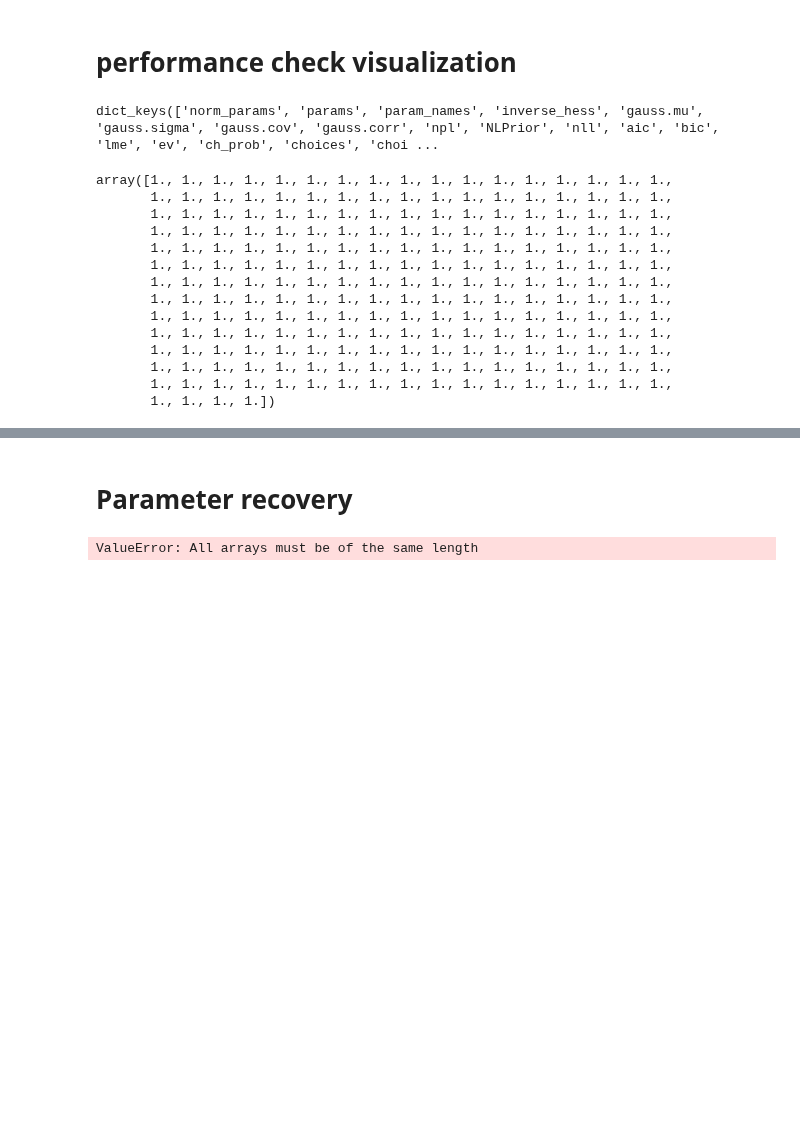
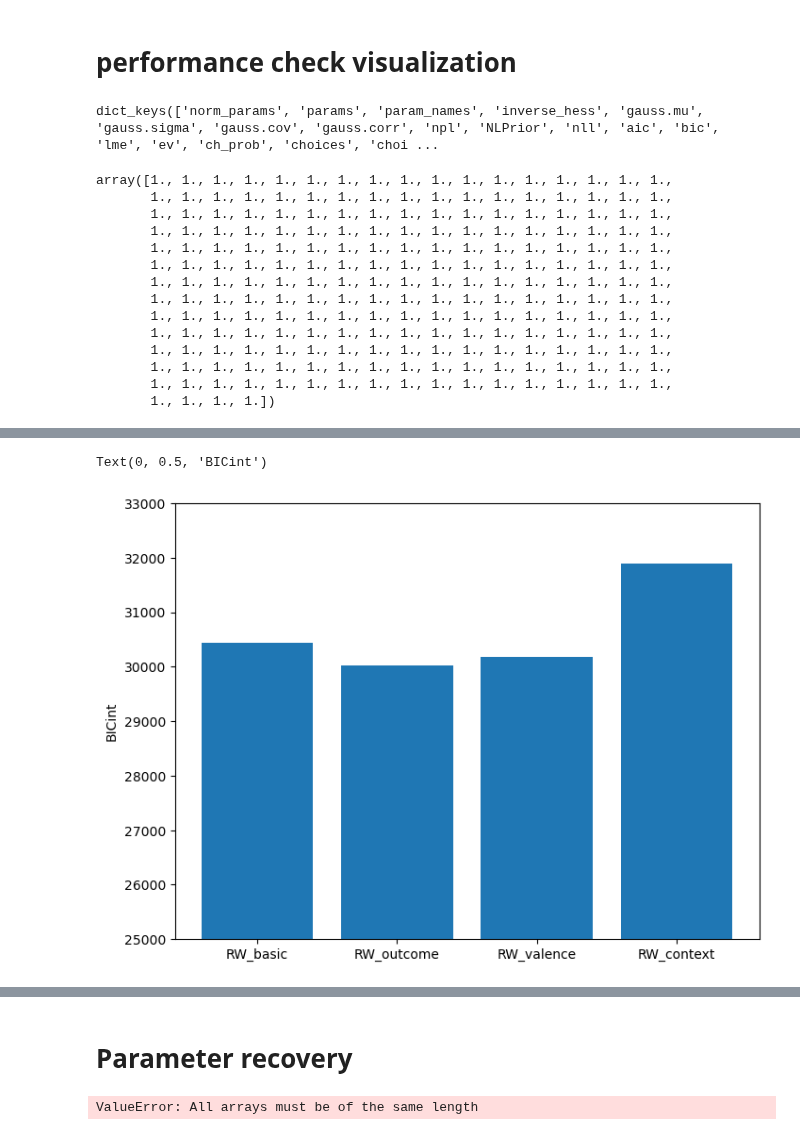
Before and after one commit to shawnrhoads/pyEM, a Jupyter notebook: examples/RW.ipynb, the cells around one changed output, grey strips where cells are left out. Cells and saved outputs as stored; diff of their text form; code cells hidden in the pictures; blank space fills up the shorter version.

```diff
--- a/examples/RW.ipynb
+++ b/examples/RW.ipynb
@@ -354,7 +415,7 @@ for subj_idx in range(nsubjects):
 
 # Save output
 if save_fit:
-    with open(f'EMfit_{modelID}_{group}.pkl', 'wb') as f:
+    with open(f'EMfit_{modelID}.pkl', 'wb') as f:
         pickle.dump(modout, f)
 # %%
 modout[modelID]['fit'].keys()
@@ -628,0 +713,12 @@ plt.show()
+# %%
+with open('./RW_all/EMfit_RW_basic.pkl', 'rb') as f:
+    basic = pickle.load(f)
+
+with open('./RW_all/EMfit_RW_outcome.pkl', 'rb') as f:
+    outcome = pickle.load(f)
+
+with open('./RW_all/EMfit_RW_valence.pkl', 'rb') as f:
+    valence = pickle.load(f)
+
+with open('./RW_all/EMfit_RW_context.pkl', 'rb') as f:
+    context = pickle.load(f)
@@ -628,0 +727,6 @@ plt.show()
+# %%
+bicint_basic    = calc_BICint(all_data, ['alpha', 'beta'],                  basic['RW_basic']['fit']['gauss.mu'],     basic['RW_basic']['fit']['gauss.sigma'],     rw_models.fit_slot_basic)
+bicint_outcome  = calc_BICint(all_data, ['alpha_rew', 'alpha_pun', 'beta'], outcome['RW_outcome']['fit']['gauss.mu'], outcome['RW_outcome']['fit']['gauss.sigma'], rw_models.fit_slot_outcome)
+bicint_valence  = calc_BICint(all_data, ['alpha_pos', 'alpha_neg', 'beta'], valence['RW_valence']['fit']['gauss.mu'], valence['RW_valence']['fit']['gauss.sigma'], rw_models.fit_slot_valence)
+# %%
+bicint_context  = calc_BICint(all_data, ['alpha_opt', 'alpha_pes', 'alpha_mix', 'beta'], context['RW_context']['fit']['gauss.mu'], context['RW_context']['fit']['gauss.sigma'], rw_models.fit_slot_context)
@@ -628,0 +737,9 @@ plt.show()
+# %%
+# plot bicint for each model as bar plot
+plt.figure(figsize=(8, 6))
+plt.bar(['RW_basic', 'RW_outcome', 'RW_valence', 'RW_context'], [bicint_basic, bicint_outcome, bicint_valence, bicint_context])
+plt.ylim(25000, 33000)
+plt.ylabel('BICint')
+# %% [output]
+Text(0, 0.5, 'BICint')
+[figure, added]
```
Also changed, not shown: parts of 28 cells of this notebook, 6 other files.
